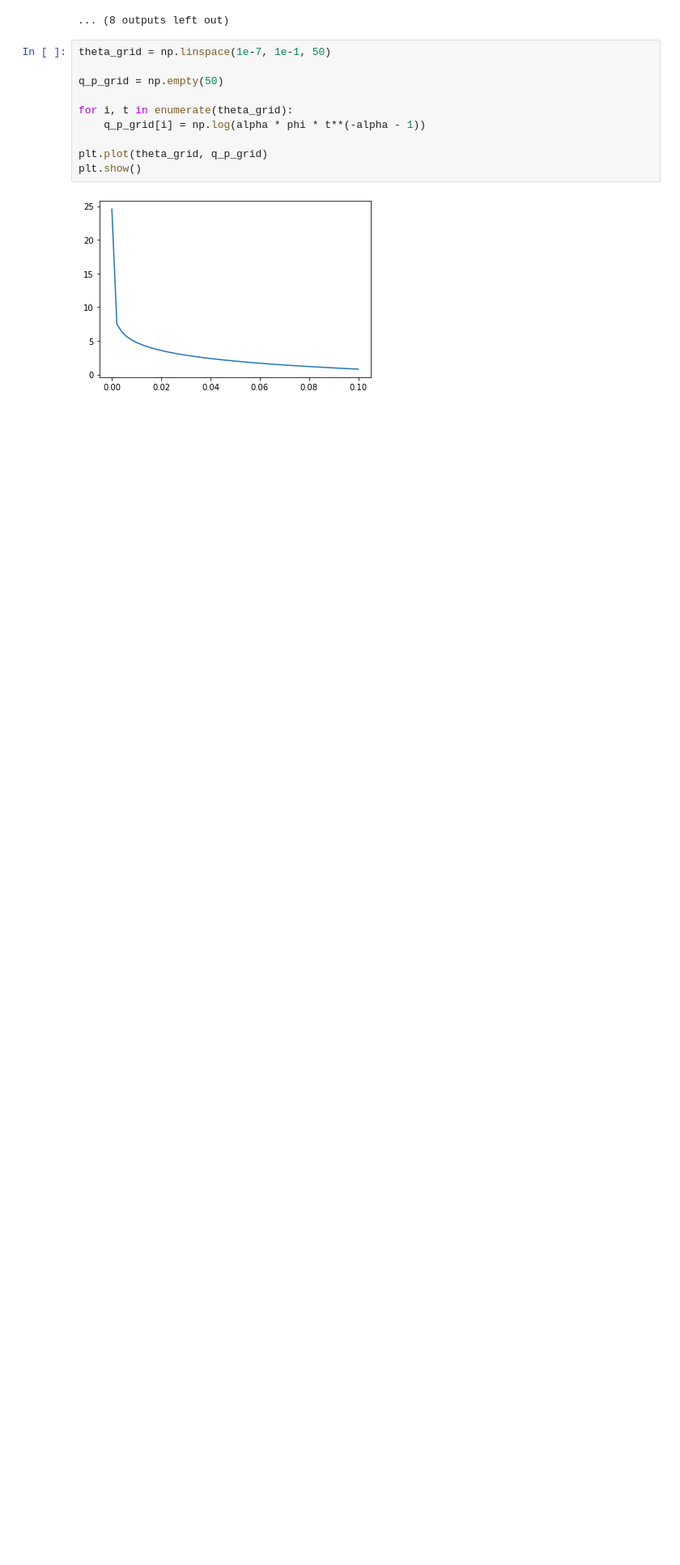
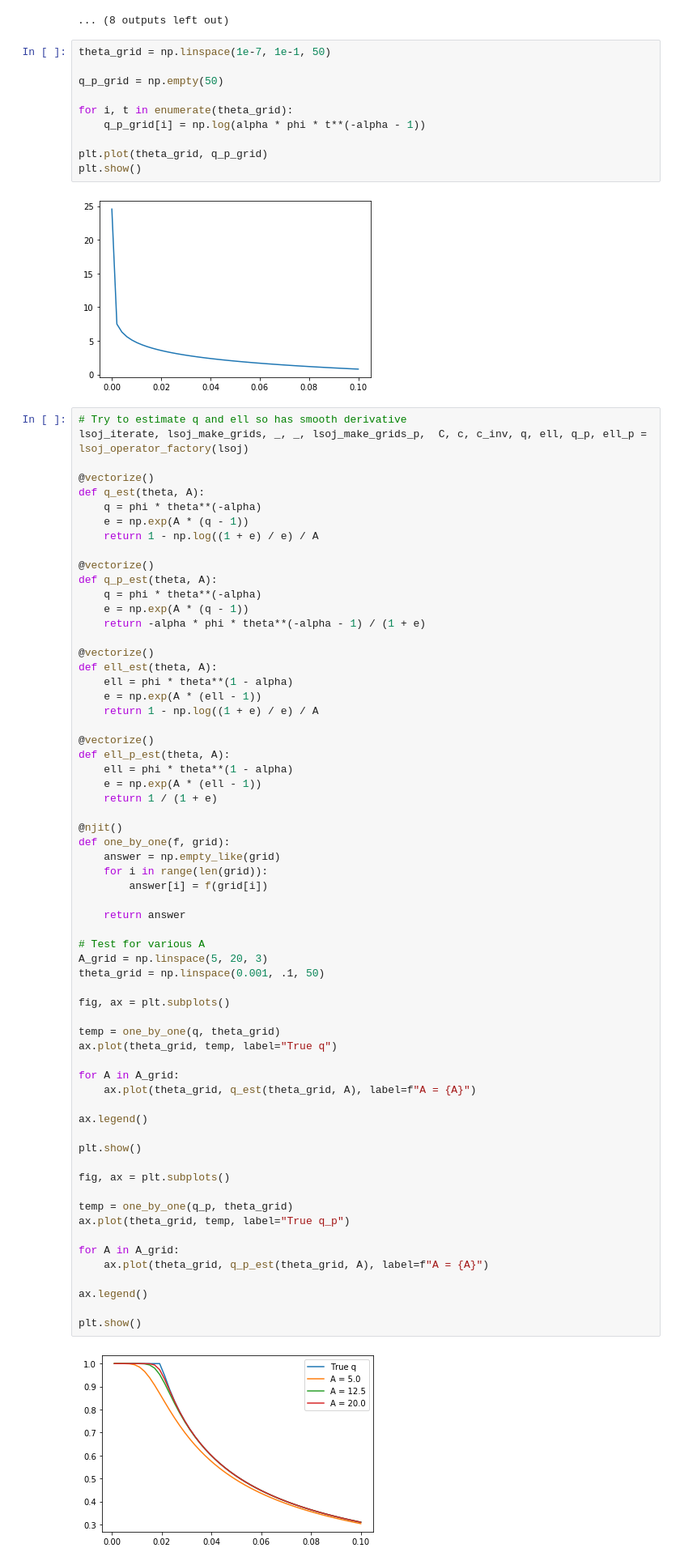
Before and after one commit to spspitze/Outsourcing, a Jupyter notebook: Python Code/LS OJS.ipynb, the cells around one changed output. Shown at 81% size. Drawn from its saved outputs; the diff is of its cells as text; blank space fills up the shorter version.

```diff
--- a/Python Code/LS OJS.ipynb
+++ b/Python Code/LS OJS.ipynb
@@ -1041,3 +1157,68 @@ plt.plot(theta_grid, q_p_grid)
 plt.show()
 # %% [output]
 [figure]
+# %%
+# Try to estimate q and ell so has smooth derivative
+lsoj_iterate, lsoj_make_grids, _, _, lsoj_make_grids_p,  C, c, c_inv, q, ell, q_p, ell_p = lsoj_operator_factory(lsoj)
+
+@vectorize()
+def q_est(theta, A):
+    q = phi * theta**(-alpha)
+    e = np.exp(A * (q - 1))
+    return 1 - np.log((1 + e) / e) / A
+
+@vectorize()
+def q_p_est(theta, A):
+    q = phi * theta**(-alpha)
+    e = np.exp(A * (q - 1))
+    return -alpha * phi * theta**(-alpha - 1) / (1 + e)
+
+@vectorize()
+def ell_est(theta, A):
+    ell = phi * theta**(1 - alpha)
+    e = np.exp(A * (ell - 1))
+    return 1 - np.log((1 + e) / e) / A
+
+@vectorize()
+def ell_p_est(theta, A):
+    ell = phi * theta**(1 - alpha)
+    e = np.exp(A * (ell - 1))
+    return 1 / (1 + e)
+
+@njit()
+def one_by_one(f, grid):
+    answer = np.empty_like(grid)
+    for i in range(len(grid)):
+        answer[i] = f(grid[i])
+
+    return answer
+
+# Test for various A
+A_grid = np.linspace(5, 20, 3)
+theta_grid = np.linspace(0.001, .1, 50)
+
+fig, ax = plt.subplots()
+
+temp = one_by_one(q, theta_grid)
+ax.plot(theta_grid, temp, label="True q")
+
+for A in A_grid:
+    ax.plot(theta_grid, q_est(theta_grid, A), label=f"A = {A}")
+
+ax.legend()
+
+plt.show()
+
+fig, ax = plt.subplots()
+
+temp = one_by_one(q_p, theta_grid)
+ax.plot(theta_grid, temp, label="True q_p")
+
+for A in A_grid:
+    ax.plot(theta_grid, q_p_est(theta_grid, A), label=f"A = {A}")
+
+ax.legend()
+
+plt.show()
+# %% [output]
+[figure, added]
```
Also changed, not shown: parts of 10 cells of this notebook, 7 other files.
